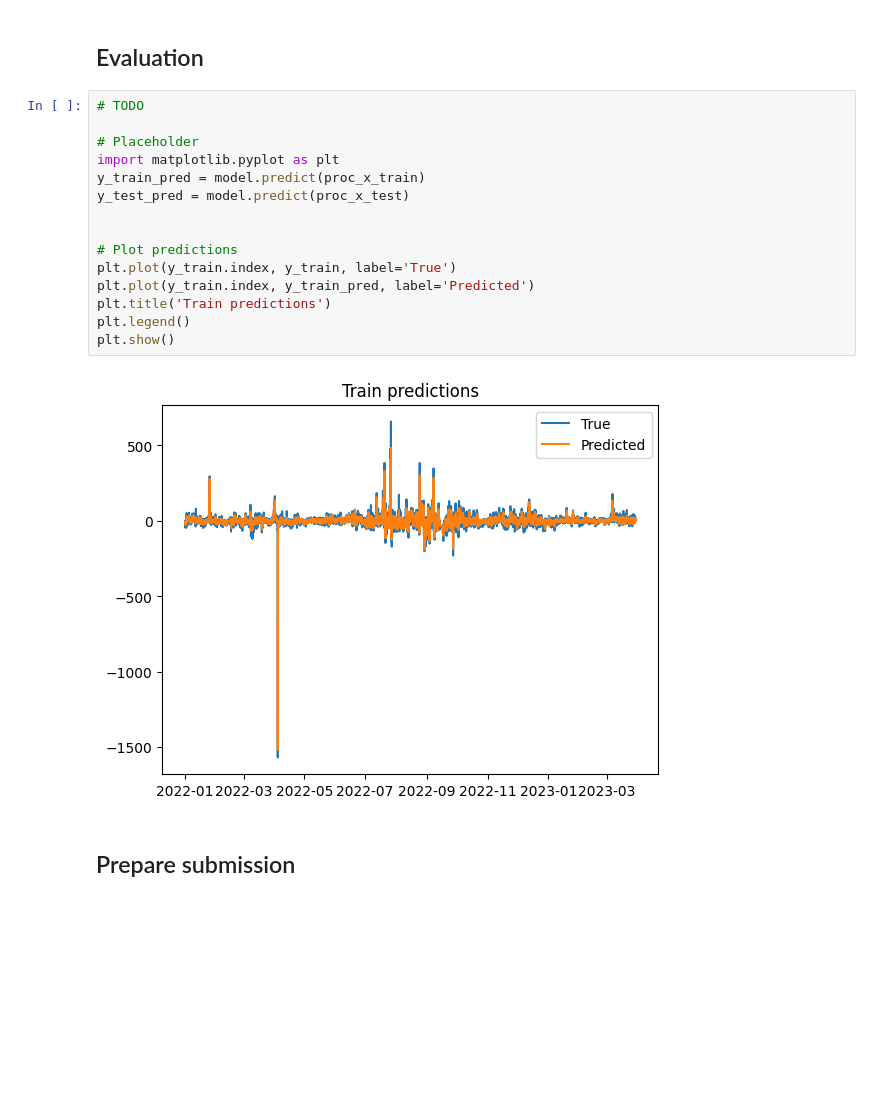
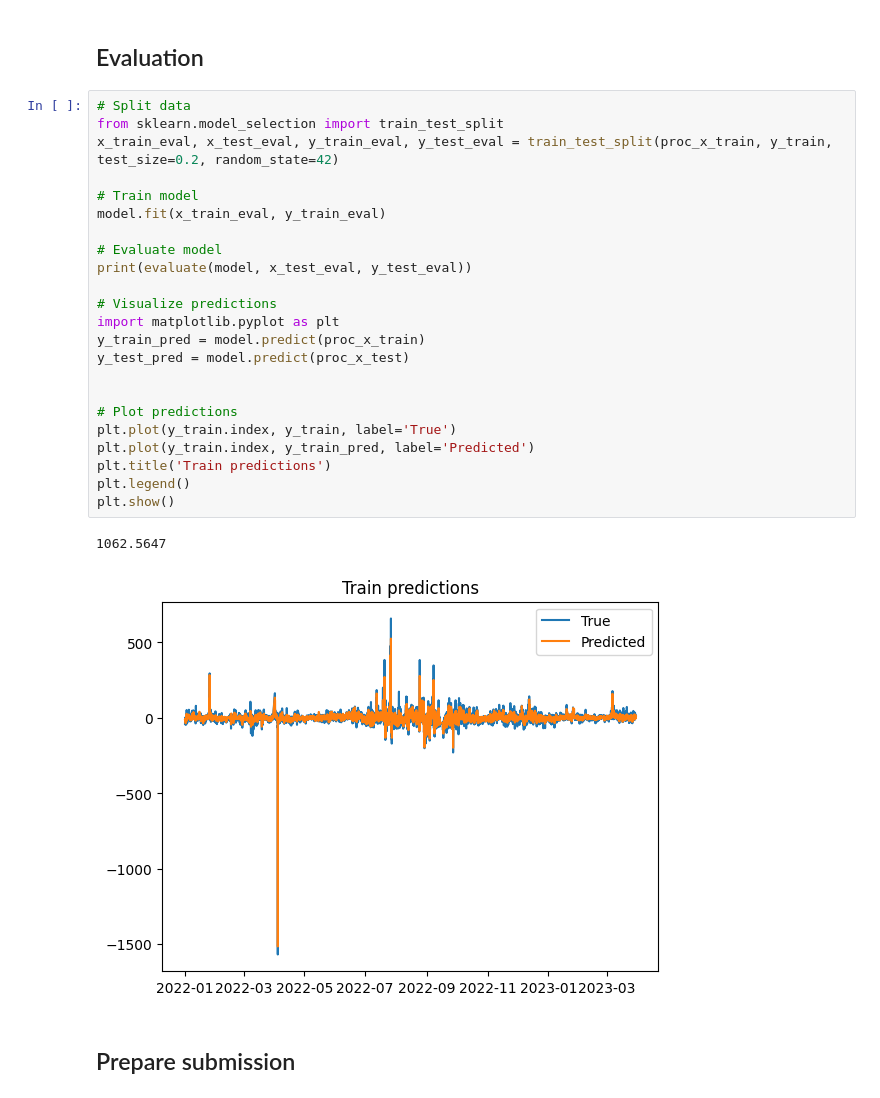
Before and after one commit to nour-m-bouayed/data_challenge_elmy, a Jupyter notebook: prepare_submission.ipynb, the cells around one changed output. Cells and saved outputs as stored; diff of their text form; blank space fills up the shorter version.

```diff
--- a/prepare_submission.ipynb
+++ b/prepare_submission.ipynb
@@ -15,22 +21,31 @@ model.fit(proc_x_train, y_train);
 # %% [markdown]
 ## Evaluation
 # %%
-# TODO
+# Split data
+from sklearn.model_selection import train_test_split
+x_train_eval, x_test_eval, y_train_eval, y_test_eval = train_test_split(proc_x_train, y_train, test_size=0.2, random_state=42)
 
-# Placeholder
+# Train model
+model.fit(x_train_eval, y_train_eval)
+
+# Evaluate model
+print(evaluate(model, x_test_eval, y_test_eval))
+
+# Visualize predictions
 import matplotlib.pyplot as plt
 y_train_pred = model.predict(proc_x_train)
 y_test_pred = model.predict(proc_x_test)
 
 
 # Plot predictions
 plt.plot(y_train.index, y_train, label='True')
 plt.plot(y_train.index, y_train_pred, label='Predicted')
 plt.title('Train predictions')
 plt.legend()
 plt.show()
 # %% [output]
+1062.5647
-[figure, old version]
+[figure, new version]
 # %% [markdown]
 ## Prepare submission
 # %%
```
Also changed, not shown: parts of 1 cell of this notebook, 1 other file.
